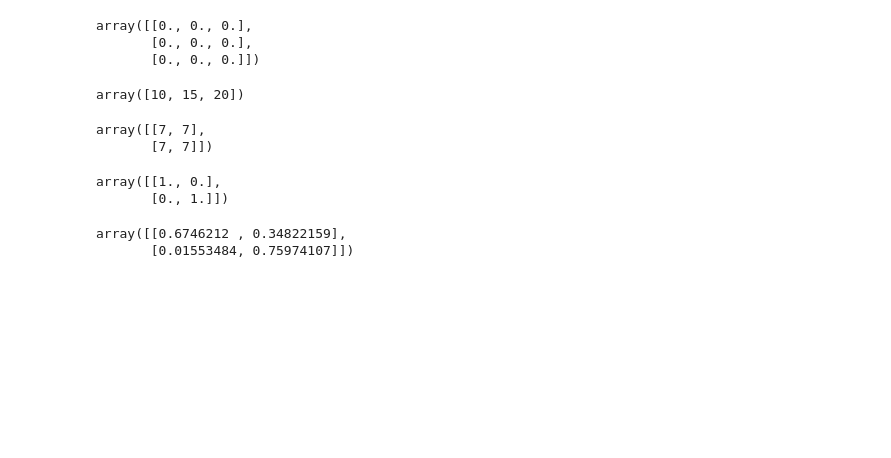
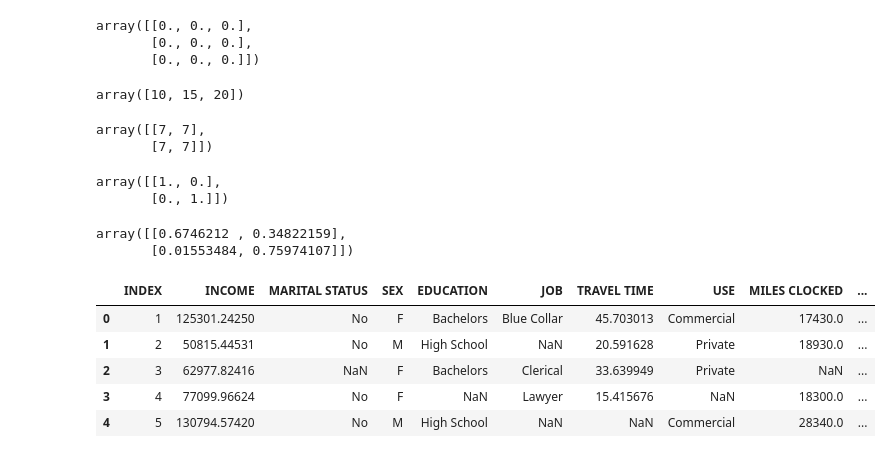
Before and after one commit to Aks-20/AI-ML, a Jupyter notebook: AkshatGupta22csu312.ipynb, the cells around one changed output. Drawn from its saved outputs; the diff is of its cells as text; code cells hidden in the pictures; blank space fills up the shorter version.

```diff
--- a/AkshatGupta22csu312.ipynb
+++ b/AkshatGupta22csu312.ipynb
@@ -54,0 +59,9 @@ array([[0.6746212 , 0.34822159],
+# %%
+df.head()
+# %% [output]
+|  | INDEX | INCOME | MARITAL STATUS | SEX | EDUCATION | JOB | TRAVEL TIME | USE | MILES CLOCKED | ... |
+| 0 | 1 | 125301.24250 | No | F | Bachelors | Blue Collar | 45.703013 | Commercial | 17430.0 | ... |
+| 1 | 2 | 50815.44531 | No | M | High School | NaN | 20.591628 | Private | 18930.0 | ... |
+| 2 | 3 | 62977.82416 | NaN | F | Bachelors | Clerical | 33.639949 | Private | NaN | ... |
+| 3 | 4 | 77099.96624 | No | F | NaN | Lawyer | 15.415676 | NaN | 18300.0 | ... |
+| 4 | 5 | 130794.57420 | No | M | High School | NaN | NaN | Commercial | 28340.0 | ... |
```
Also changed, not shown: parts of 11 cells of this notebook.
